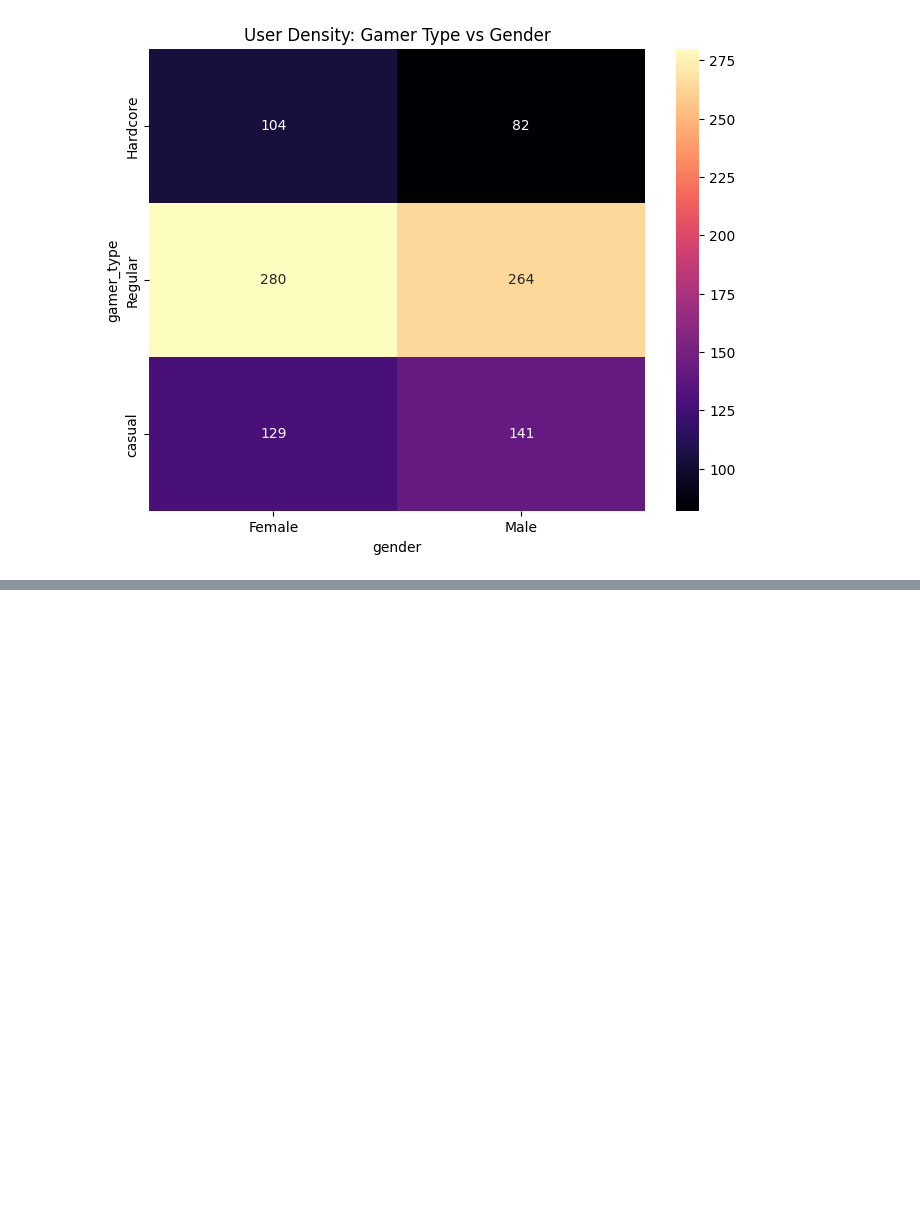
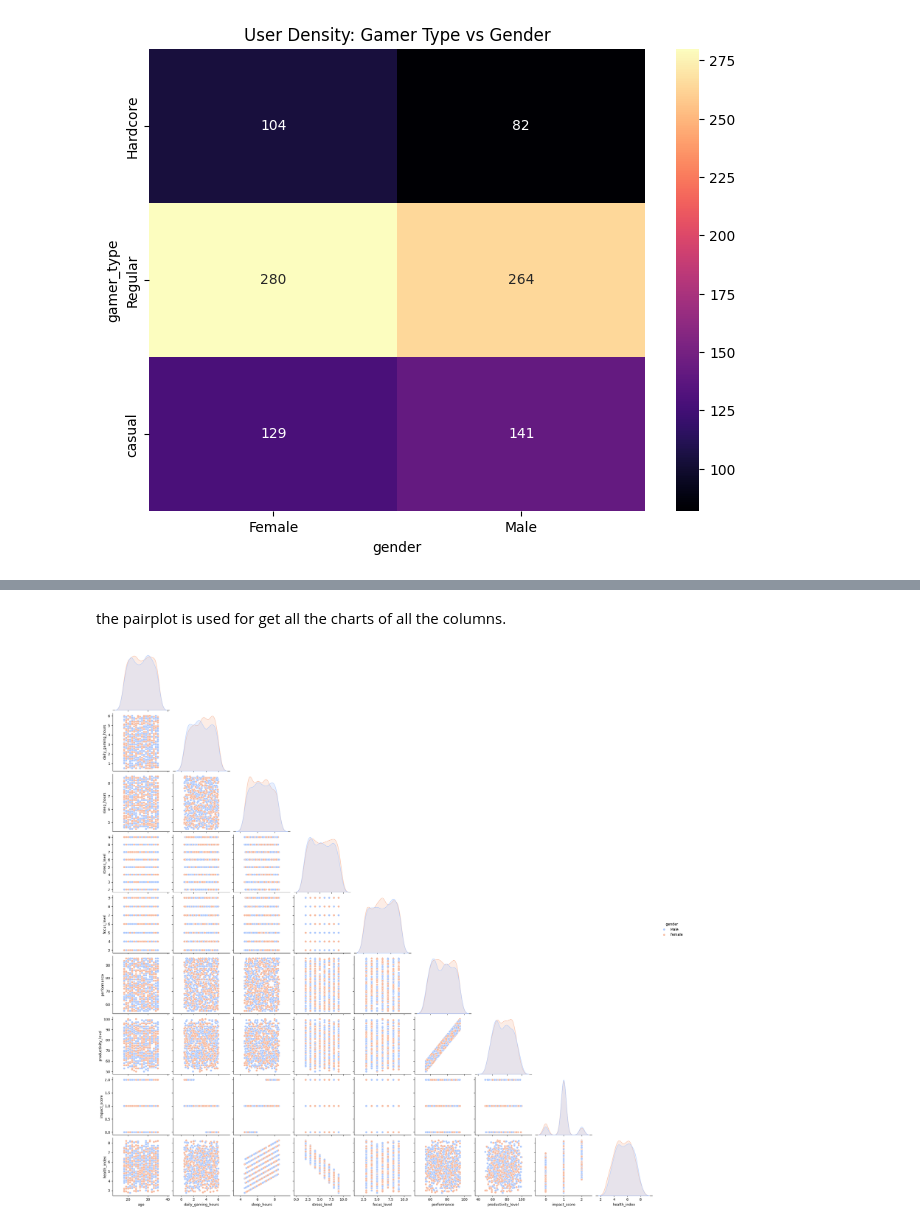
Before and after one commit to DerivativeJRM07/gaming_data_analysis, a Jupyter notebook: gaming_EDA_jrm.ipynb, the cells around one changed output, grey strips where cells are left out. Cells and saved outputs as stored; diff of their text form; code cells hidden in the pictures; blank space fills up the shorter version.

```diff
--- a/gaming_EDA_jrm.ipynb
+++ b/gaming_EDA_jrm.ipynb
@@ -148,0 +179,7 @@ plt.show()
+# %% [markdown]
+the pairplot is used for get all the charts of all the columns.
+# %%
+sns.pairplot(df, hue='gender', palette='coolwarm', corner=True)
+plt.show()
+# %% [output]
+[figure, added]
```
Also changed, not shown: parts of 4 cells of this notebook.
